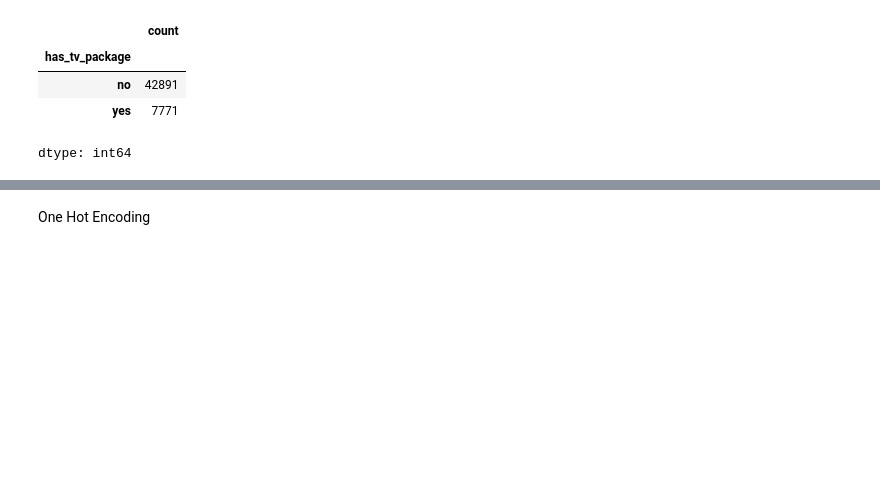
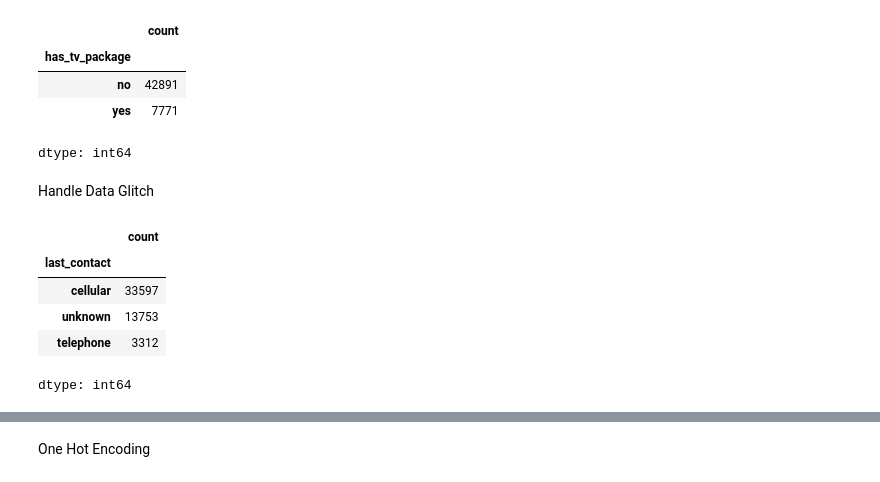
Before and after one commit to pragashraj/ITNPBD6-Customer-Targeting, a Jupyter notebook: ITNPBD6_Customer_Targeting.ipynb, the cells around one changed output, grey strips where cells are left out. Drawn from its saved outputs; the diff is of its cells as text; code cells hidden in the pictures; blank space fills up the shorter version.

```diff
--- a/ITNPBD6_Customer_Targeting.ipynb
+++ b/ITNPBD6_Customer_Targeting.ipynb
@@ -283,3 +298,15 @@ df['has_tv_package'].value_counts()
 | no | 42891 |
 | yes | 7771 |
 dtype: int64
+# %% [markdown]
+Handle Data Glitch
+# %%
+df['last_contact'] = df['last_contact'].replace({'cell': 'cellular'})
+df['last_contact'].value_counts()
+# %% [output]
+|  | count |
+| last_contact |  |
+| cellular | 33597 |
+| unknown | 13753 |
+| telephone | 3312 |
+dtype: int64
```
Also changed, not shown: parts of 20 cells of this notebook.
